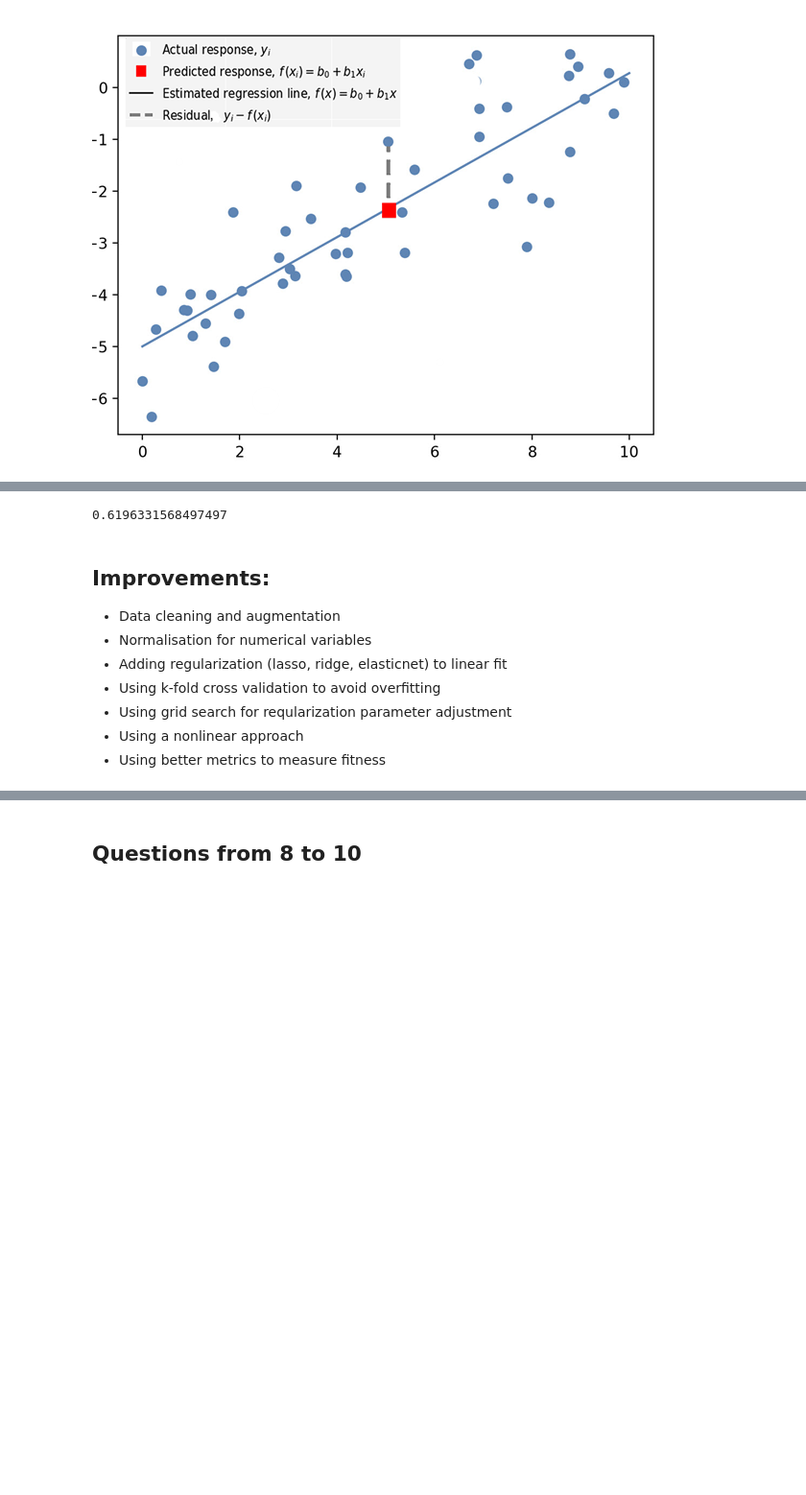
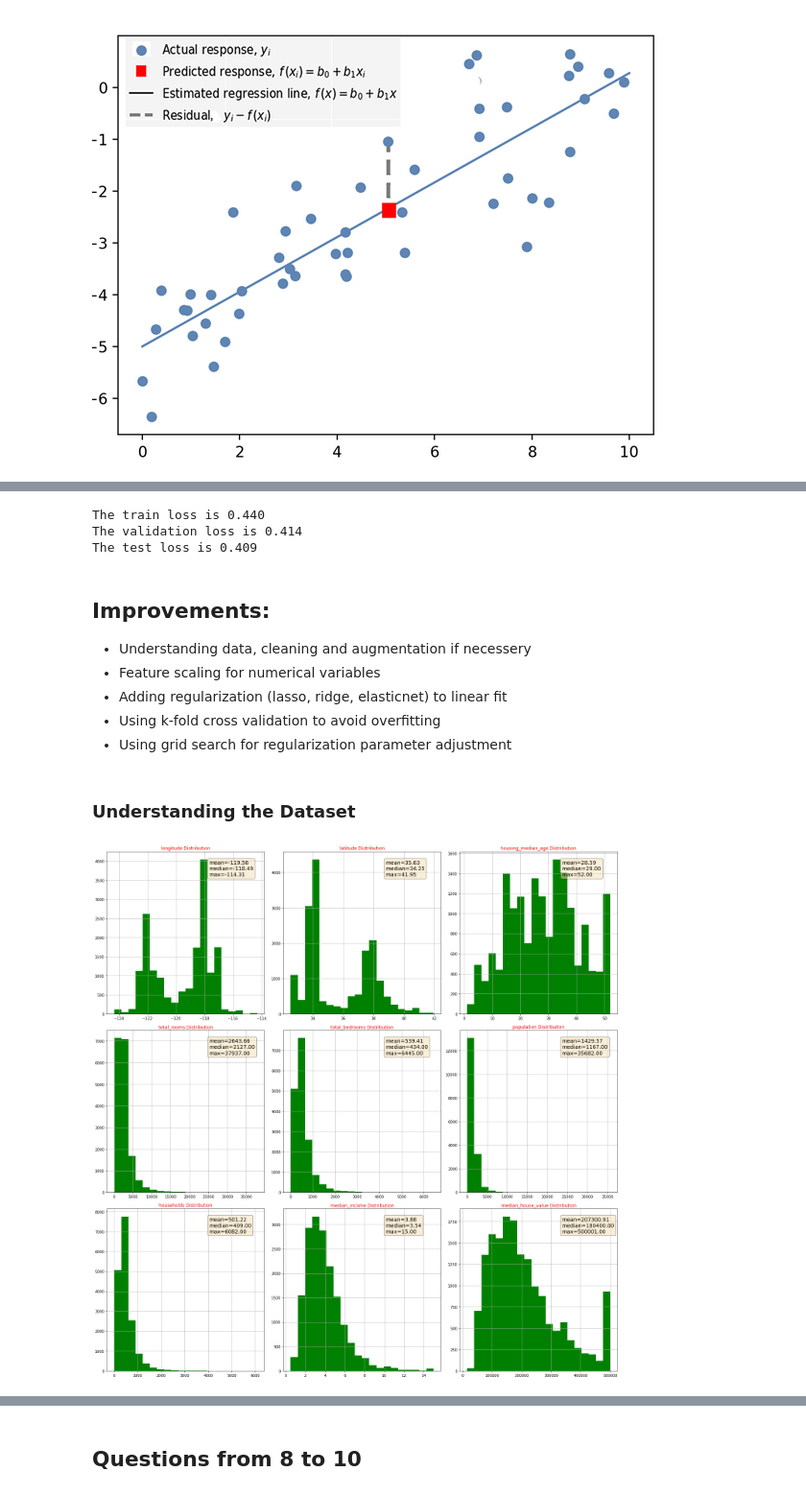
Before and after one commit to beyzaozen/Ferrero_BusinessCase, a Jupyter notebook: CaseStudy.ipynb, the cells around one changed output, grey strips where cells are left out. Shown at 96% size. Saved outputs shown, nothing was run; the diff lists cells and outputs as text; code cells hidden in the pictures; blank space fills up the shorter version.

```diff
--- a/CaseStudy.ipynb
+++ b/CaseStudy.ipynb
@@ -187,5 +182,0 @@ reg.score(X_val, y_val)
-# %%
-
-reg.score(X_test, y_test)
-# %% [output]
-0.6196331568497497
@@ -192,9 +191,39 @@ reg.score(X_test, y_test)
+# %%
+loss(reg,X_train, y_train,"train")
+loss(reg,X_val, y_val, "validation")
+loss(reg,X_test, y_test, "test")
+# %% [output]
+The train loss is 0.440
+The validation loss is 0.414
+The test loss is 0.409
 # %% [markdown]
 ## Improvements:
-- Data cleaning and augmentation
-- Normalisation for numerical variables
+- Understanding data, cleaning and augmentation if necessery
+- Feature scaling for numerical variables
 - Adding regularization (lasso, ridge, elasticnet) to linear fit
 - Using k-fold cross validation to avoid overfitting
-- Using grid search  for reqularization parameter adjustment
-- Using a nonlinear approach
-- Using better metrics to measure fitness
+- Using grid search  for regularization parameter adjustment
+# %% [markdown]
+### Understanding the Dataset
+# %%
+def histograms_plot(dataframe, features, rows, cols):
+    fig=plt.figure(figsize=(20,20))
+    for i, feature in enumerate(features):
+        ax=fig.add_subplot(rows,cols,i+1)
+        dataframe[feature].hist(bins=20,ax=ax,facecolor='green')
+        ax.set_title(feature+" distribution",color='red')
+        mu = dataframe[feature].mean()
+        median = np.median(dataframe[feature])
+        max = dataframe[feature].max()
+        textstr = '\n'.join((
+            r'mean=%.2f' % (mu, ),
+            r'median=%.2f' % (median, ),
+            r'max=%.2f' % (max, )))
+        props = dict(boxstyle='round', facecolor='wheat', alpha=0.5)
+        ax.text(0.65, 0.95, textstr, transform=ax.transAxes, fontsize=14, verticalalignment='top', bbox=props)
+    fig.tight_layout()
+    plt.show()
+
+histograms_plot(df_train, df_train.columns, 3,3)
+# %% [output]
+[figure, added]
```
Also changed, not shown: parts of 21 cells of this notebook.
